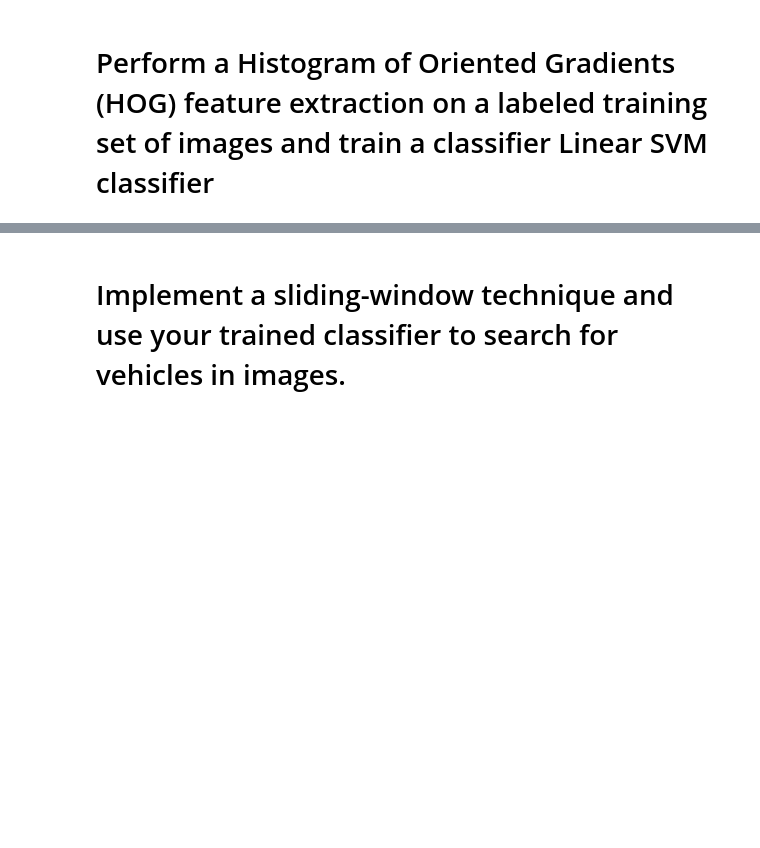
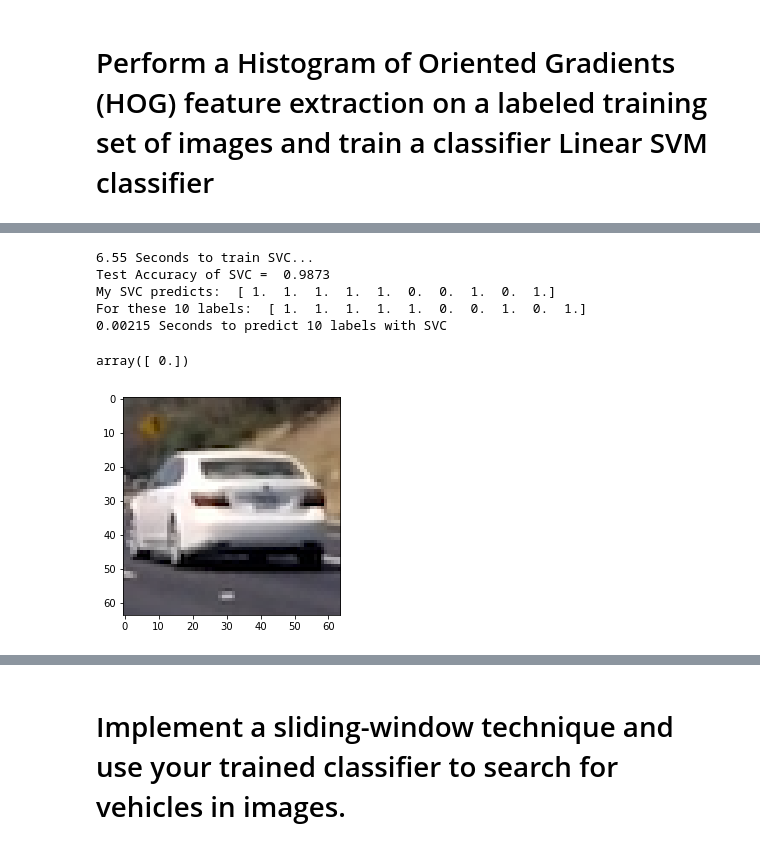
Before and after one commit to taikione/CarND-Vehicle-Detection, a Jupyter notebook: VehicleDetection.ipynb, the cells around one changed output, grey strips where cells are left out. Saved outputs shown, nothing was run; the diff lists cells and outputs as text; code cells hidden in the pictures; blank space fills up the shorter version.

Commit message:
Add VehicleDetection-LinearSVM.ipynb

```diff
--- a/VehicleDetection.ipynb
+++ b/VehicleDetection.ipynb
@@ -35,6 +35,10 @@ for image in images:
         vehicles.append(image)
     else:
         print("error")
+# %%
+PIX_PER_CELL = 8
+CELL_PER_BLOCK = 2
+ORIENT = 9
 # %% [markdown]
 # Perform a Histogram of Oriented Gradients (HOG) feature extraction on a labeled training set of images and train a classifier Linear SVM classifier
 # %%
@@ -106,9 +113,9 @@ def extract_features(imgs, orient=9, pix_per_cell=8, cell_per_block=2):
     # Return list of feature vectors
     return features
 # %%
-orient = 9
-pix_per_cell = 8
-cell_per_block = 2
+orient = ORIENT
+pix_per_cell = PIX_PER_CELL
+cell_per_block = CELL_PER_BLOCK
 
 t=time.time()
 car_features = extract_features(vehicles, orient=orient,
@@ -139,0 +239,15 @@ print('Feature vector length:', len(X_train[0]))
+# %%
+svc = LinearSVC()
+parameters = [{
+    'C' : [x/10000 for x in list(range(1, 10, 1))],
+    'loss': ['hinge'],
+    'penalty': ['l2']
+}]
+
+clf = GridSearchCV(svc, parameters, cv=5, scoring='accuracy')
+clf.fit(X_test, y_test)
+
+print("best parameter:{}".format(clf.best_params_))
+mean_test_score = ["{0:.6f}".format(s) for s in clf.cv_results_['mean_test_score']]
+std_test_score = ["{0:.6f}".format(s) for s in clf.cv_results_['std_test_score']]
+pprint.pprint(list(zip(mean_test_score, std_test_score, clf.cv_results_['params'])))
@@ -140,6 +265,7 @@ print('Feature vector length:', len(X_train[0]))
 # %%
 # Use a linear SVC
-svc = LinearSVC()
+svc = LinearSVC(C=clf.best_params_['C'], loss=clf.best_params_['loss'], penalty=clf.best_params_['penalty'])
+
 # Check the training time for the SVC
 t=time.time()
 svc.fit(X_train, y_train)
@@ -149,9 +275,15 @@ print(round(t2-t, 2), 'Seconds to train SVC...')
 print('Test Accuracy of SVC = ', round(svc.score(X_test, y_test), 4))
 # Check the prediction time for a single sample
 t=time.time()
-n_predict = 100
+n_predict = 10
 print('My SVC predicts: ', svc.predict(X_test[0:n_predict]))
 print('For these',n_predict, 'labels: ', y_test[0:n_predict])
 t2 = time.time()
 
 print(round(t2-t, 5), 'Seconds to predict', n_predict,'labels with SVC')
+# %% [output]
+6.55 Seconds to train SVC...
+Test Accuracy of SVC =  0.9873
+My SVC predicts:  [ 1.  1.  1.  1.  1.  0.  0.  1.  0.  1.]
+For these 10 labels:  [ 1.  1.  1.  1.  1.  0.  0.  1.  0.  1.]
+0.00215 Seconds to predict 10 labels with SVC
@@ -158,11 +322,17 @@ print(round(t2-t, 5), 'Seconds to predict', n_predict,'labels with SVC')
 # %%
-orient = 9
-pix_per_cell = 8
-cell_per_block = 2
+orient = ORIENT
+pix_per_cell = PIX_PER_CELL
+cell_per_block = CELL_PER_BLOCK
 
-test_image = ["./test_images/car.png"]
+test_image = ["test_images/car.png"]
 test_image_feature = extract_features(test_image, orient=orient, pix_per_cell=pix_per_cell, cell_per_block=cell_per_block)
+
+features = X_scaler.transform(test_image_feature[0].reshape(1, -1))
+
 # 1 == car , 0 == not car
 plt.imshow(mpimg.imread(test_image[0]))
-svc.predict(test_image_feature)
+svc.predict(features)
+# %% [output]
+array([ 0.])
+[figure, added]
 # %%
```
Also changed, not shown: parts of 20 cells of this notebook, 7 other files.
